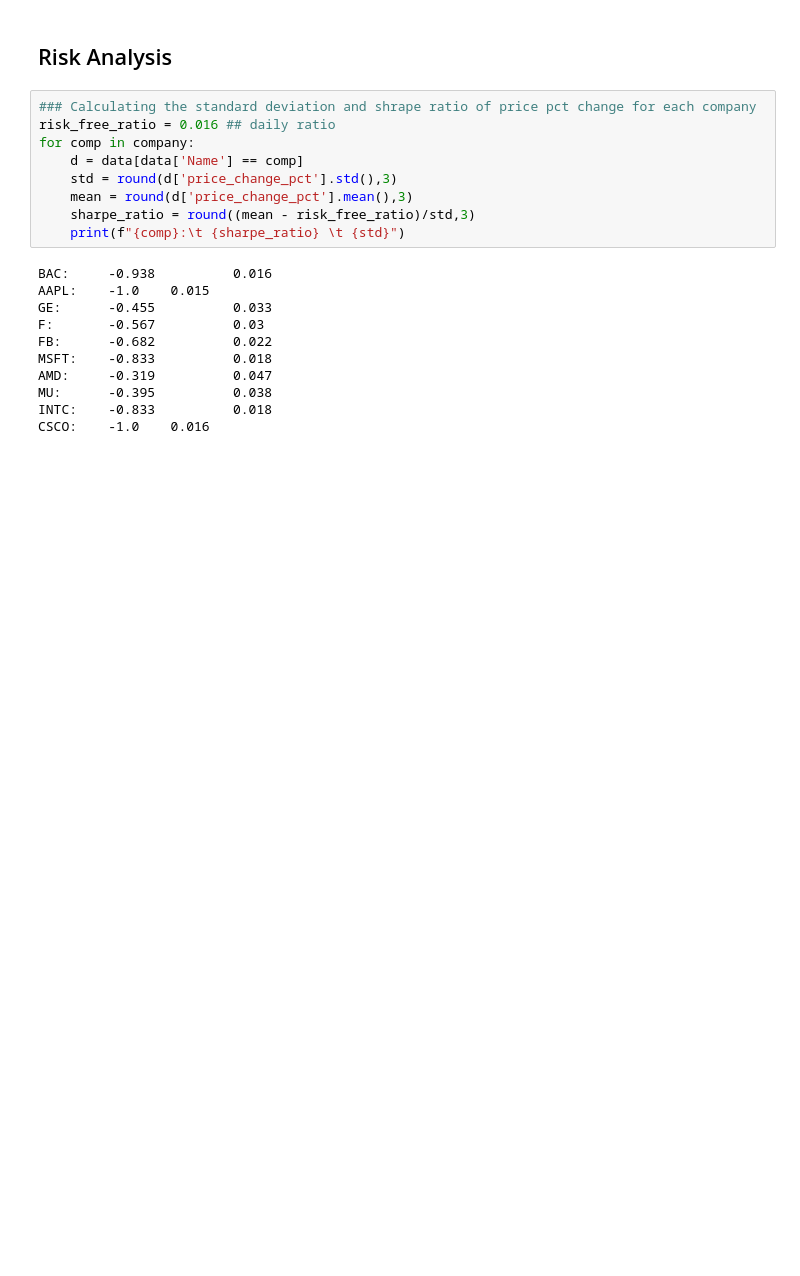
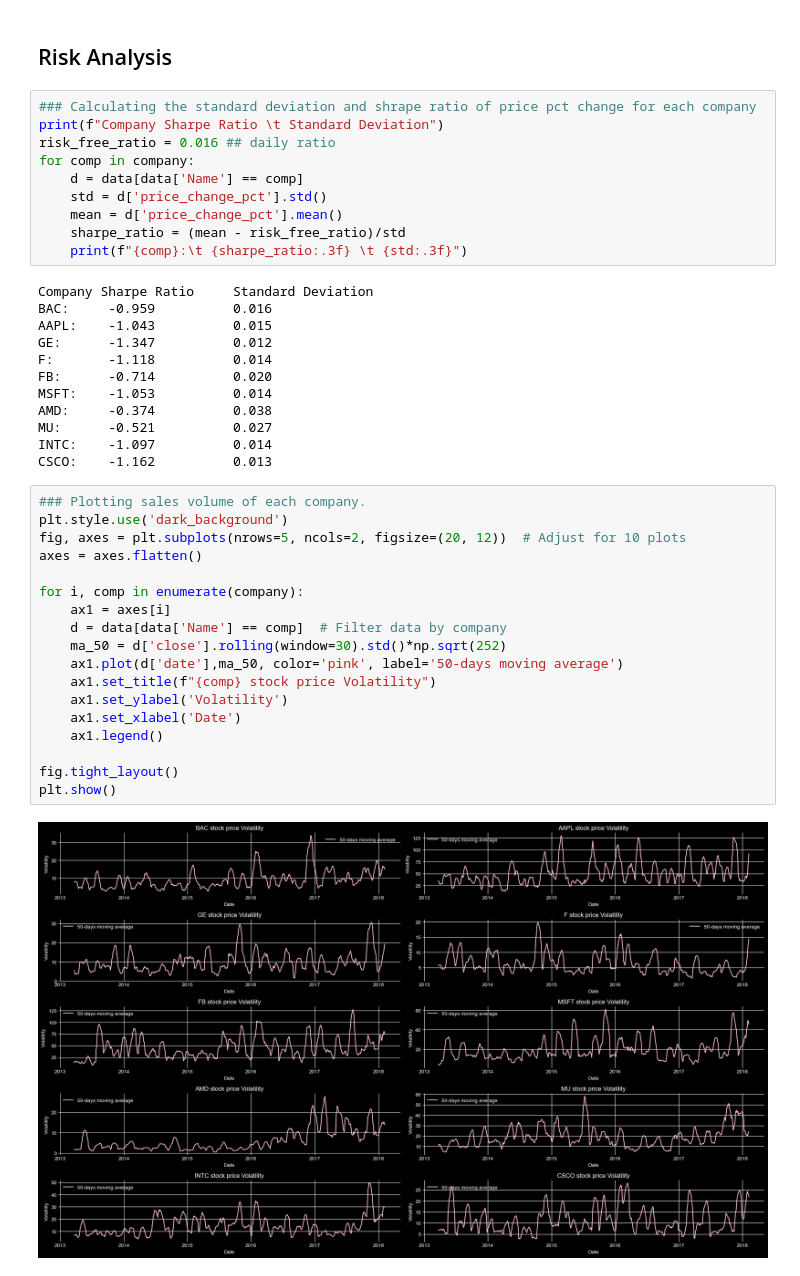
Before and after one commit to anushkathagle/StockPrice_Analysis_n_Prediction, a Jupyter notebook: Stock price prediction.ipynb, the cells around one changed output. Cells and saved outputs as stored; diff of their text form; blank space fills up the shorter version.

```diff
--- a/Stock price prediction.ipynb
+++ b/Stock price prediction.ipynb
@@ -669,21 +666,43 @@ Observations:
 ## Risk Analysis
 # %%
 ### Calculating the standard deviation and shrape ratio of price pct change for each company
+print(f"Company Sharpe Ratio \t Standard Deviation")
 risk_free_ratio = 0.016 ## daily ratio
 for comp in company:
     d = data[data['Name'] == comp]
-    std = round(d['price_change_pct'].std(),3)
-    mean = round(d['price_change_pct'].mean(),3)
-    sharpe_ratio = round((mean - risk_free_ratio)/std,3)
-    print(f"{comp}:\t {sharpe_ratio} \t {std}")
+    std = d['price_change_pct'].std()
+    mean = d['price_change_pct'].mean()
+    sharpe_ratio = (mean - risk_free_ratio)/std
+    print(f"{comp}:\t {sharpe_ratio:.3f} \t {std:.3f}")
 # %% [output]
-BAC:     -0.938          0.016
-AAPL:    -1.0    0.015
-GE:      -0.455          0.033
-F:       -0.567          0.03
-FB:      -0.682          0.022
-MSFT:    -0.833          0.018
-AMD:     -0.319          0.047
-MU:      -0.395          0.038
-INTC:    -0.833          0.018
-CSCO:    -1.0    0.016
+Company Sharpe Ratio     Standard Deviation
+BAC:     -0.959          0.016
+AAPL:    -1.043          0.015
+GE:      -1.347          0.012
+F:       -1.118          0.014
+FB:      -0.714          0.020
+MSFT:    -1.053          0.014
+AMD:     -0.374          0.038
+MU:      -0.521          0.027
+INTC:    -1.097          0.014
+CSCO:    -1.162          0.013
+# %%
+### Plotting sales volume of each company.
+plt.style.use('dark_background')
+fig, axes = plt.subplots(nrows=5, ncols=2, figsize=(20, 12))  # Adjust for 10 plots
+axes = axes.flatten()
+
+for i, comp in enumerate(company):
+    ax1 = axes[i]
+    d = data[data['Name'] == comp]  # Filter data by company
+    ma_50 = d['close'].rolling(window=30).std()*np.sqrt(252)
+    ax1.plot(d['date'],ma_50, color='pink', label='50-days moving average')
+    ax1.set_title(f"{comp} stock price Volatility")
+    ax1.set_ylabel('Volatility')
+    ax1.set_xlabel('Date')
+    ax1.legend()
+
+fig.tight_layout()
+plt.show()
+# %% [output]
+[figure, added]
```
Also changed, not shown: parts of 33 cells of this notebook.
